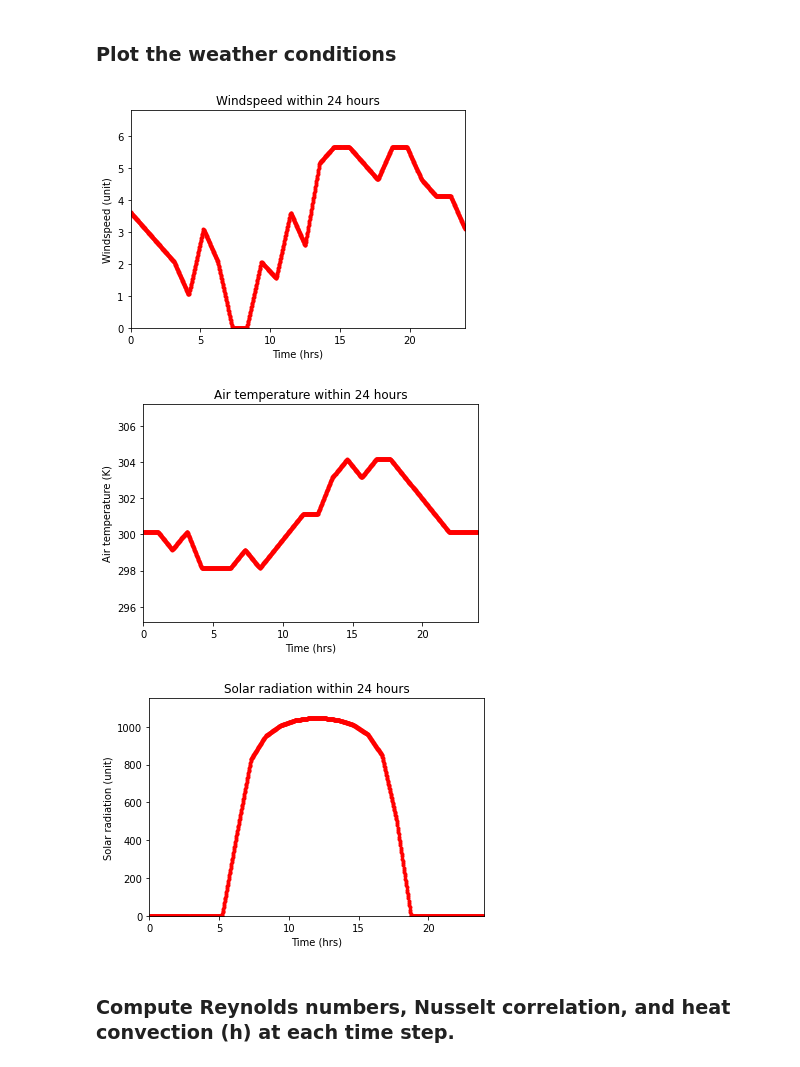
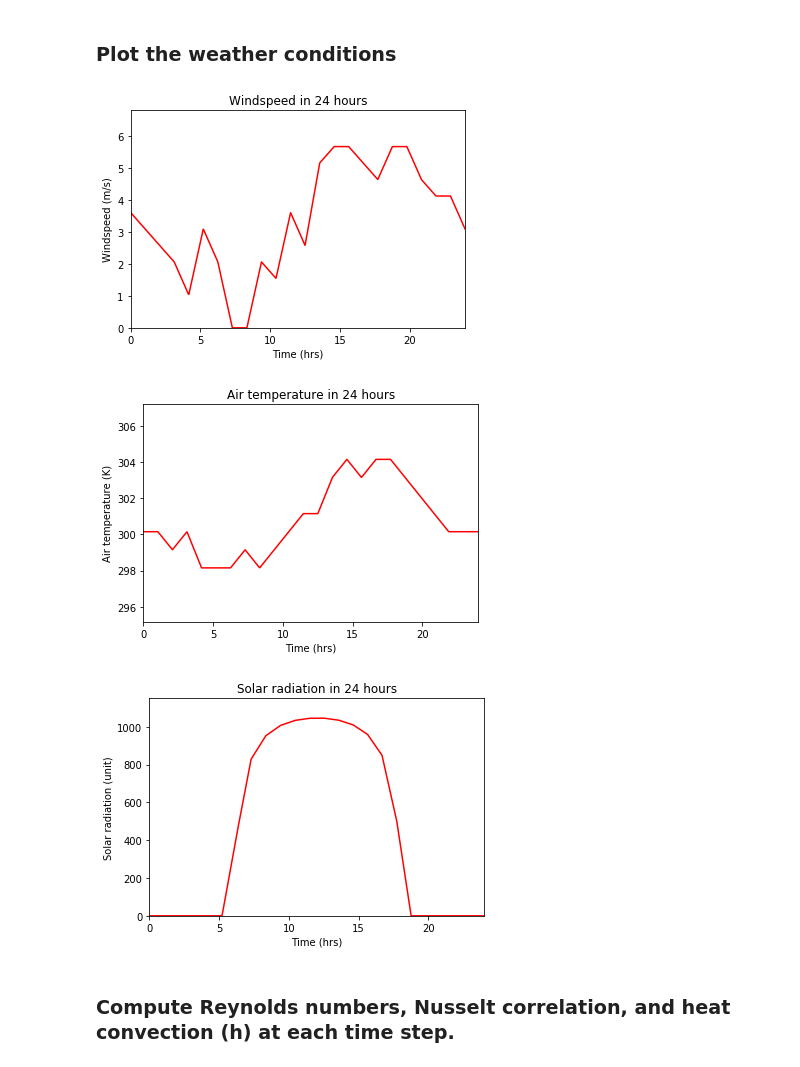
Before and after one commit to yajuna/treeRemote, a Jupyter notebook: notebook/treePower.ipynb, the cells around one changed output. Cells and saved outputs as stored; diff of their text form; code cells hidden in the pictures.

```diff
--- a/notebook/treePower.ipynb
+++ b/notebook/treePower.ipynb
@@ -142,41 +140,41 @@ def make_weather_input(parameters):
 # %%
 test_weather = make_weather_input(parameters)
 
 Va = test_weather["windspeed"]
 T_air = test_weather["air_temp"]
 qrads = test_weather["solar"]
 
 
-plt.plot(time, Va, '.r-')
-message = f"Windspeed within 24 hours"
+plt.plot(time, Va, 'r-')
+message = f"Windspeed in 24 hours"
 plt.title(message)
 plt.axis([0, 24, Va.min() - Va.min() * 0.2, Va.max() + Va.max() * 0.2])
 plt.xlabel('Time (hrs)')
-plt.ylabel('Windspeed (unit)')
-#plt.savefig('/Users/yajuna/Development/tree/notebook/' + 'windspeed' + '.eps', format='eps', dpi=300,bbox_inches='tight')
+plt.ylabel('Windspeed (m/s)')
+plt.savefig('/Users/yajuna/Development/tree/notebook/' + 'windspeed' + '.eps', format='eps', dpi=300,bbox_inches='tight')
 plt.show()
 
-plt.plot(time, T_air, '.r-')
-message = f"Air temperature within 24 hours"
+plt.plot(time, T_air, 'r-')
+message = f"Air temperature in 24 hours"
 plt.title(message)
 plt.axis([0, 24, T_air.min() - T_air.min() * 0.01, T_air.max() + T_air.max() * 0.01])
 plt.xlabel('Time (hrs)')
 plt.ylabel('Air temperature (K)')
-#plt.savefig('/Users/yajuna/Development/tree/notebook/' + 'T_air' + '.eps', format='eps', dpi=300,bbox_inches='tight')
+plt.savefig('/Users/yajuna/Development/tree/notebook/' + 'T_air' + '.eps', format='eps', dpi=300,bbox_inches='tight')
 plt.show()
 
-plt.plot(time, qrads, '.r-')
-message = f"Solar radiation within 24 hours"
+plt.plot(time, qrads, 'r-')
+message = f"Solar radiation in 24 hours"
 plt.title(message)
 plt.axis([0, 24, qrads.min() - qrads.min() * 0.1, qrads.max() + qrads.max() * 0.1])
 plt.xlabel('Time (hrs)')
 plt.ylabel('Solar radiation (unit)')
-#plt.savefig('/Users/yajuna/Development/tree/notebook/' + 'qrads' + '.eps', format='eps', dpi=300,bbox_inches='tight')
+plt.savefig('/Users/yajuna/Development/tree/notebook/' + 'qrads' + '.eps', format='eps', dpi=300,bbox_inches='tight')
 plt.show()
 # %% [output]
-[figure, old version]
+[figure, new version]
-[figure, old version]
+[figure, new version]
-[figure, old version]
+[figure, new version]
 # %% [markdown]
 ### Compute Reynolds numbers, Nusselt correlation, and heat convection (h) at each time step.
 # %%
```
Also changed, not shown: parts of 9 cells of this notebook.
